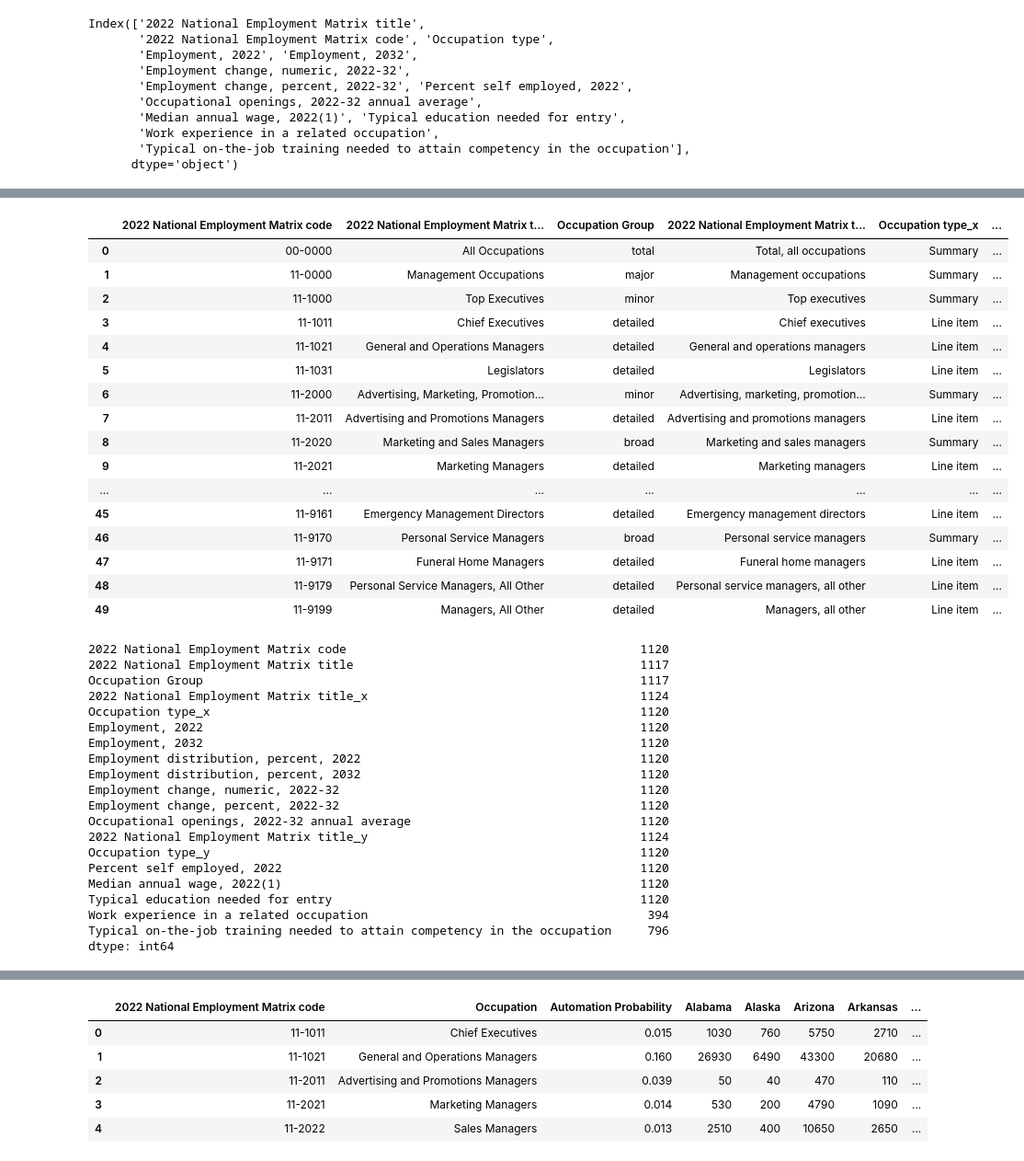
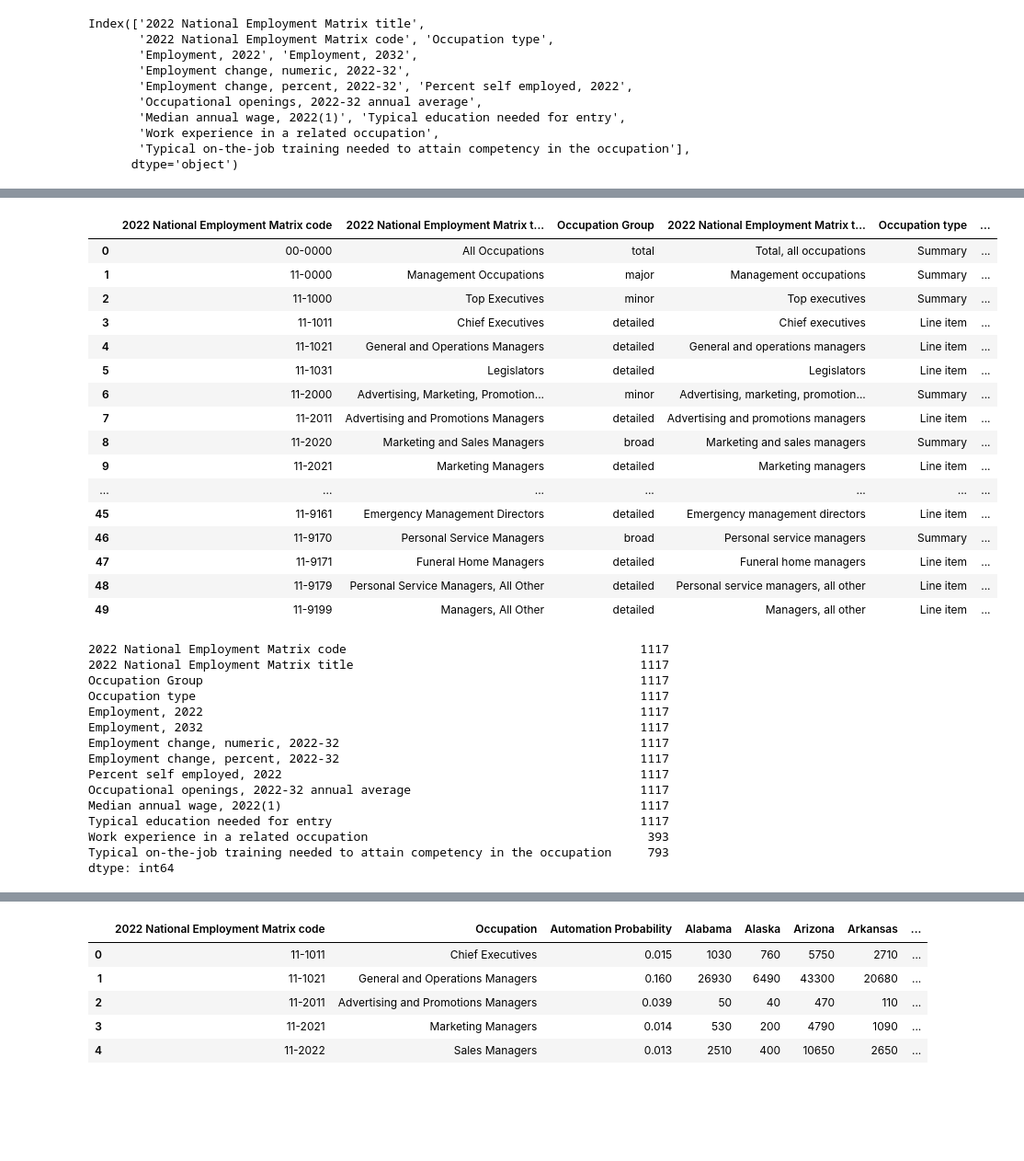
Before and after one commit to vinaya-kusuma/Project1, a Jupyter notebook: Occupation_Analysis.ipynb, the cells around one changed output, grey strips where cells are left out. Shown: that part at 92% size. Cells and saved outputs as stored; diff of their text form; code cells hidden in the pictures; blank space fills up the shorter version.

```diff
--- a/Occupation_Analysis.ipynb
+++ b/Occupation_Analysis.ipynb
@@ -9 +13,7 @@ occupation_data = pd.read_excel(file_name)
+# %%
+# Read the files into dataframes
+occupation_group_data = pd.read_excel(occupation_data_file)
+employment_data_df = pd.read_excel(employment_data_file, sheet_name ="Table 1.7",header=1)
+automation_data = pd.read_csv(automation_file, encoding="ISO-8859-1")
+occupation_gender_df = pd.read_excel(occupation_gender_file,header=None)
 # %%
@@ -32,4 +44,9 @@ Index(['AREA', 'AREA_TITLE', 'AREA_TYPE', 'PRIM_STATE', 'NAICS', 'NAICS_TITLE',
        'A_PCT90', 'ANNUAL', 'HOURLY'],
       dtype='object')
 # %%
-occupation_data = occupation_data[['OCC_CODE', 'OCC_TITLE', 'O_GROUP']]
+# Select the requred columns-'OCC_CODE', 'OCC_TITLE', 'O_GROUP'
+occupation_group_data = occupation_group_data[['OCC_CODE', 'OCC_TITLE', 'O_GROUP']]
+# %%
+# Rename the columns
+occupation_group_data.rename(columns={'OCC_CODE':"2022 National Employment Matrix code",'OCC_TITLE' : "2022 National Employment Matrix title",'O_GROUP':"Occupation Group" },inplace=True)
+occupation_group_data.head()
@@ -126,0 +127,4 @@ employment_wage_education.tail(50)
+# %%
+# Remove the footer in the last 4 lines
+employment_data_df = employment_data_df.drop(employment_data_df.index[-4:], axis=0)
+employment_data_df.tail()
@@ -127,8 +156,9 @@ employment_wage_education.tail(50)
 # %%
-employment_wage_education_complete = pd.merge(occupation_data,employment_wage_education,how="right",on= "2022 National Employment Matrix code")
-employment_wage_education_complete.head(50)
+# merge the occupation_group_data and employment_data_df dataframes
+employment_wage_education = pd.merge(occupation_group_data,employment_data_df ,on= ["2022 National Employment Matrix code","2022 National Employment Matrix code"])
+employment_wage_education.head(50)
 # %% [output]
-|  | 2022 National Employment Matrix code | 2022 National Employment Matrix t... | Occupation Group | 2022 National Employment Matrix t... | Occupation type_x | ... |
+|  | 2022 National Employment Matrix code | 2022 National Employment Matrix t... | Occupation Group | 2022 National Employment Matrix t... | Occupation type | ... |
 | 0 | 00-0000 | All Occupations | total | Total, all occupations | Summary | ... |
 | 1 | 11-0000 | Management Occupations | major | Management occupations | Summary | ... |
 | 2 | 11-1000 | Top Executives | minor | Top executives | Summary | ... |
@@ -148,24 +184,20 @@ employment_wage_education_complete.head(50)
 # %%
-employment_wage_education_complete.count()
+# Count of each column items
+employment_wage_education.count()
 # %% [output]
-2022 National Employment Matrix code                                         1120
+2022 National Employment Matrix code                                         1117
 2022 National Employment Matrix title                                        1117
 Occupation Group                                                             1117
-2022 National Employment Matrix title_x                                      1124
-Occupation type_x                                                            1120
-Employment, 2022                                                             1120
-Employment, 2032                                                             1120
-Employment distribution, percent, 2022                                       1120
-Employment distribution, percent, 2032                                       1120
-Employment change, numeric, 2022-32                                          1120
-Employment change, percent, 2022-32                                          1120
-Occupational openings, 2022-32 annual average                                1120
-2022 National Employment Matrix title_y                                      1124
-Occupation type_y                                                            1120
-Percent self employed, 2022                                                  1120
-Median annual wage, 2022(1)                                                  1120
-Typical education needed for entry                                           1120
-Work experience in a related occupation                                       394
-Typical on-the-job training needed to attain competency in the occupation     796
+Occupation type                                                              1117
+Employment, 2022                                                             1117
+Employment, 2032                                                             1117
+Employment change, numeric, 2022-32                                          1117
+Employment change, percent, 2022-32                                          1117
+Percent self employed, 2022                                                  1117
+Occupational openings, 2022-32 annual average                                1117
+Median annual wage, 2022(1)                                                  1117
+Typical education needed for entry                                           1117
+Work experience in a related occupation                                       393
+Typical on-the-job training needed to attain competency in the occupation     793
 dtype: int64
 # %%
```
Also changed, not shown: parts of 36 cells of this notebook, 1 other file.
